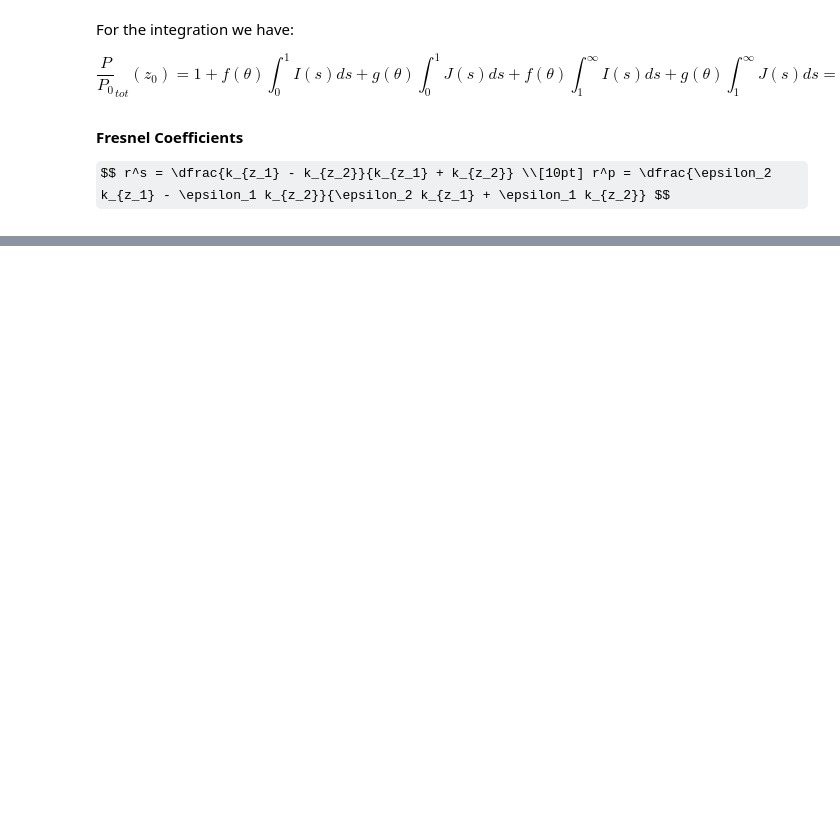
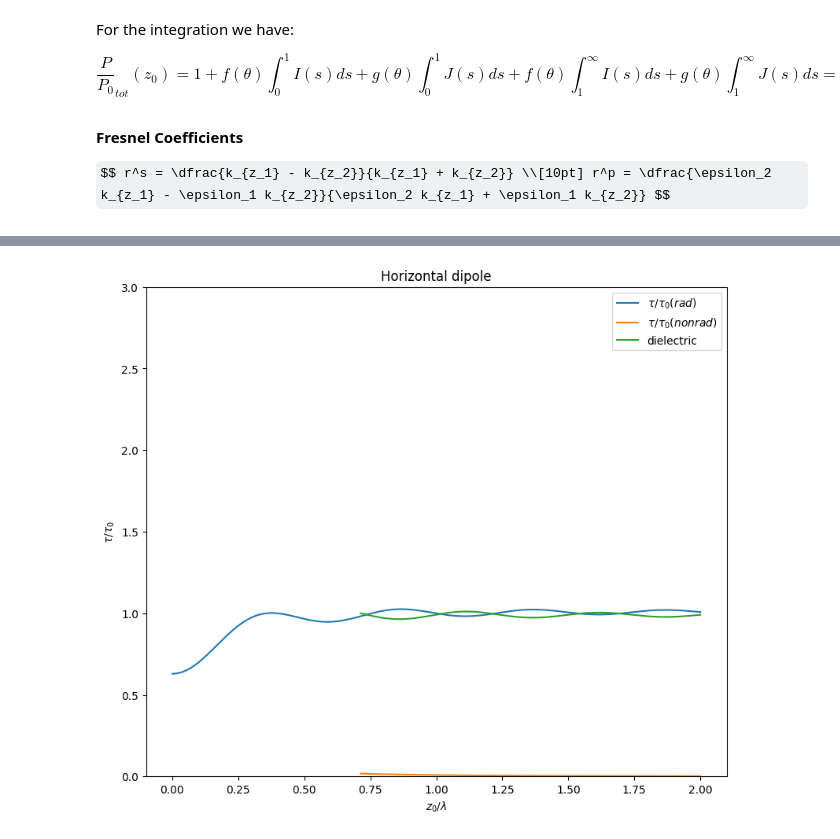
Before and after one commit to amcar-dtu/python-assignments, a Jupyter notebook: nano_opt_7.ipynb, the cells around one changed output, grey strips where cells are left out. Saved outputs shown, nothing was run; the diff lists cells and outputs as text; code cells hidden in the pictures; some formulas as TeX source; blank space fills up the shorter version.

```diff
--- a/nano_opt_7.ipynb
+++ b/nano_opt_7.ipynb
@@ -266,3 +288,19 @@ plt.show()
+# %%
+# plot
+fig, ax = plt.subplots(figsize=(8,7), layout='constrained') # (width, height) in inches
+ax.set_title("Horizontal dipole")
+ax.plot(norm_height,gamma_radd, label=r"$\tau/\tau_0 (rad)$")
+ax.plot(norm_height,gamma_nonradd, label=r"$\tau/\tau_0 (non rad)$")
+ax.plot(norm_height,1/(gamma_radd+gamma_nonradd), label=r"dielectric")
+# ax.plot(norm_height,1/(gamma_radm+gamma_nonradm), label=r"metal")
+ax.set_ylim(0,3)
+ax.set_ylabel(r"$\tau/\tau_0$")
+ax.set_xlabel(r"$z_0/\lambda$")
+l = ax.legend(loc='upper right', fancybox=True)
+
+plt.show()
+# %% [output]
+[figure, added]
 # %%
 # =============================================================================
 # Vertical dipole
```
Also changed, not shown: parts of 5 cells of this notebook.
